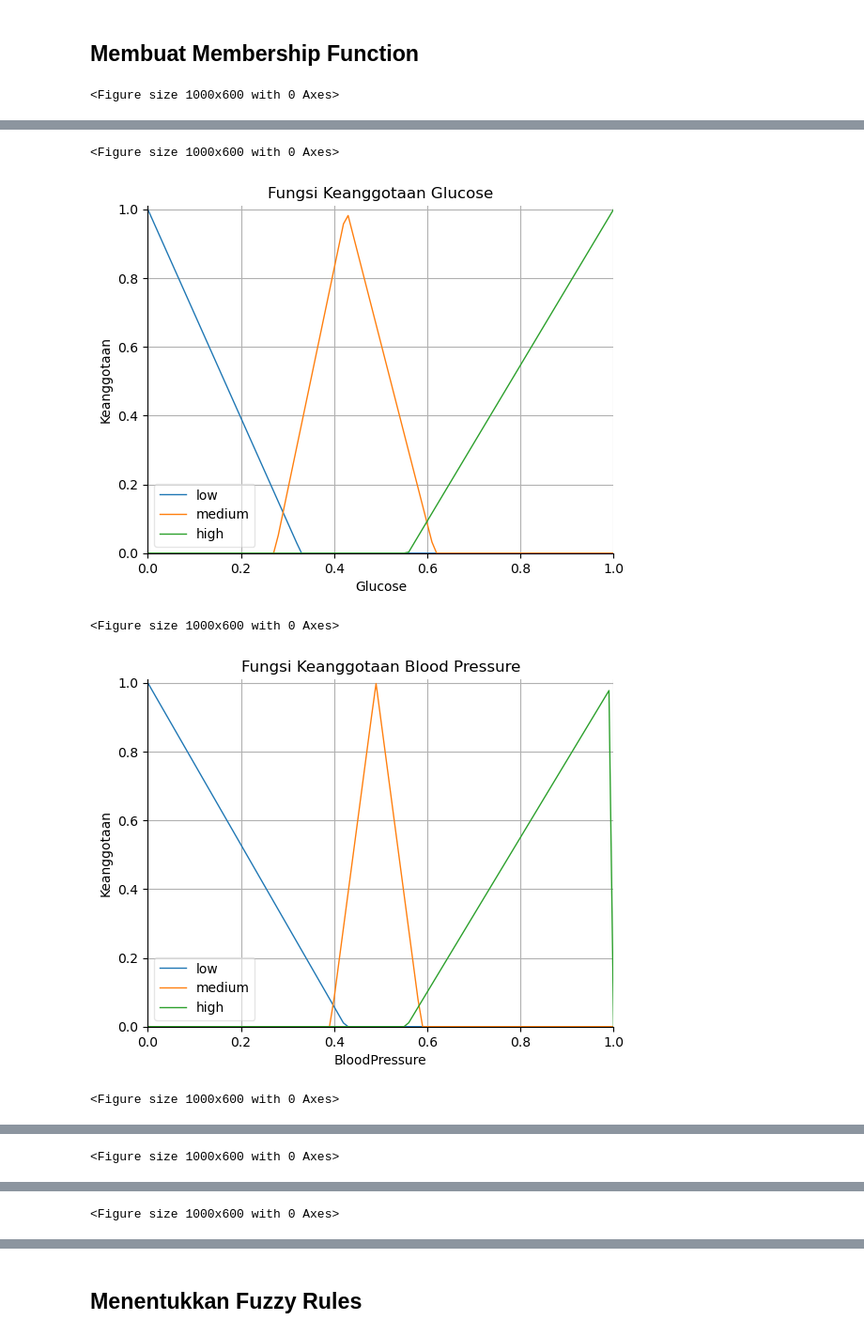
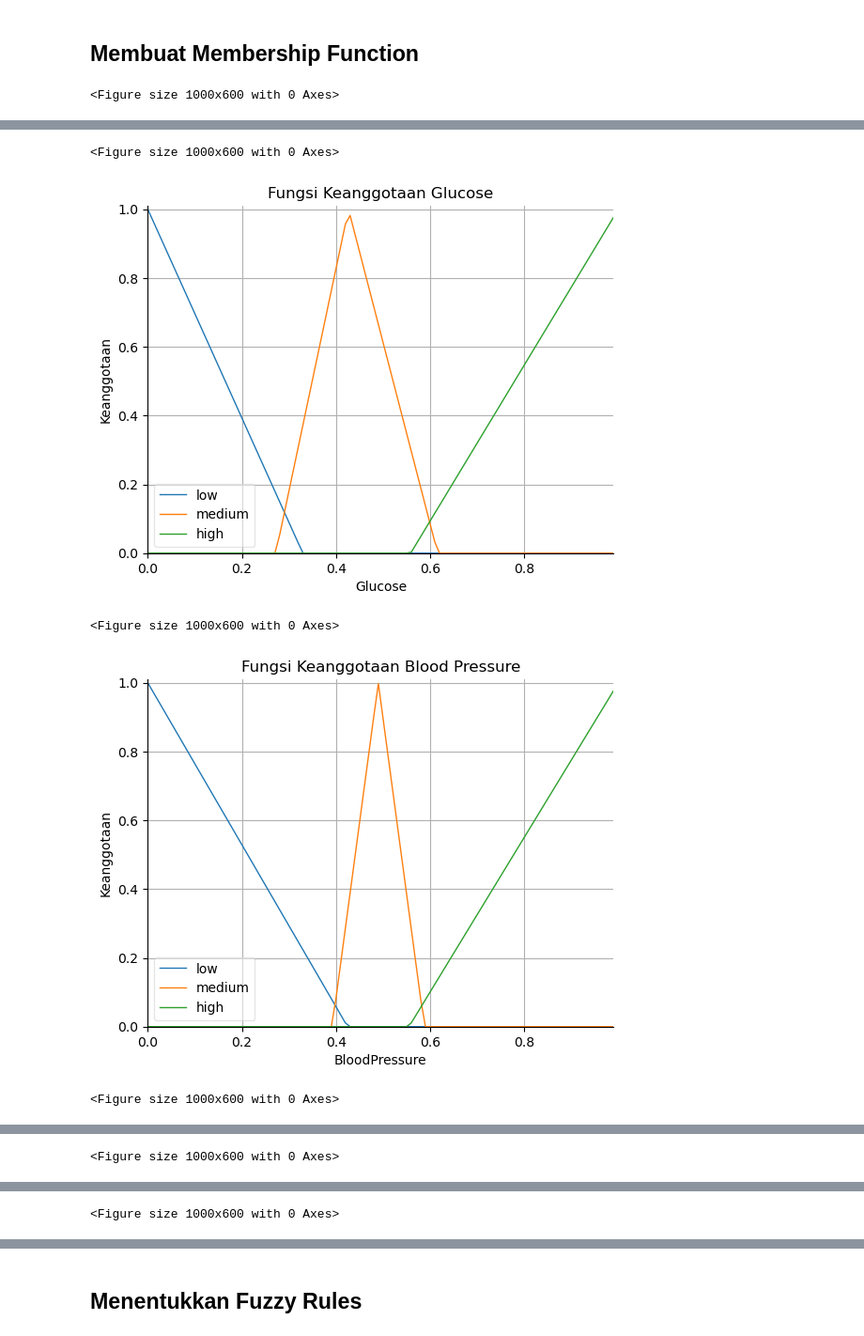
Before and after one commit to fairuztsn/yet-another-tubes-dka, a Jupyter notebook: main.ipynb, the cells around one changed output, grey strips where cells are left out. Shown at 94% size. Saved outputs shown, nothing was run; the diff lists cells and outputs as text; code cells hidden in the pictures.

Commit message:
Test Mencari nilai fuzzy dari dataset

```diff
--- a/main.ipynb
+++ b/main.ipynb
@@ -341,31 +341,31 @@ from skfuzzy import control as ctrl
 
 # DEFINISI VARIABLE INPUT FUZZY
 # Pregnancies
-pregnancies_fuzzy = ctrl.Antecedent(np.arange(0, 1.01, 0.01), 'Pregnancies')
+pregnancies_fuzzy = ctrl.Antecedent(np.arange(0, 1.0, 0.01), 'Pregnancies')
 
 # Glucose
-glucose_fuzzy = ctrl.Antecedent(np.arange(0, 1.01, 0.01), 'Glucose')
+glucose_fuzzy = ctrl.Antecedent(np.arange(0, 1.0, 0.01), 'Glucose')
 
 # Blood Pressure
-blood_pressure_fuzzy = ctrl.Antecedent(np.arange(0, 1.01, 0.01), 'BloodPressure')
+blood_pressure_fuzzy = ctrl.Antecedent(np.arange(0, 1.0, 0.01), 'BloodPressure')
 
 # Skin Thickness
-skin_thickness_fuzzy = ctrl.Antecedent(np.arange(0, 1.01, 0.01), 'SkinThickness')
+skin_thickness_fuzzy = ctrl.Antecedent(np.arange(0, 1.0, 0.01), 'SkinThickness')
 
 # Insulin
-insulin_fuzzy = ctrl.Antecedent(np.arange(0, 1.01, 0.01), 'Insulin')
+insulin_fuzzy = ctrl.Antecedent(np.arange(0, 1.0, 0.01), 'Insulin')
 
 # BMI
-bmi_fuzzy = ctrl.Antecedent(np.arange(0, 1.01, 0.01), 'BMI')
+bmi_fuzzy = ctrl.Antecedent(np.arange(0, 1.0, 0.01), 'BMI')
 
 # Diabetes Pedigree Function (DPF)
-dpf_fuzzy = ctrl.Antecedent(np.arange(0, 1.01, 0.01), 'DiabetesPedigreeFunction')
+dpf_fuzzy = ctrl.Antecedent(np.arange(0, 1.0, 0.01), 'DiabetesPedigreeFunction')
 
 # Age
-age_fuzzy = ctrl.Antecedent(np.arange(0, 1.01, 0.01), 'Age')
+age_fuzzy = ctrl.Antecedent(np.arange(0, 1.0, 0.01), 'Age')
 
 # DEFINSI OUTPUT FUZZY
-diabetes_fuzzy = ctrl.Consequent(np.arange(0, 1.01, 0.01), 'Diabetes')
+diabetes_fuzzy = ctrl.Consequent(np.arange(0, 1.0, 0.01), 'Outcome')
 # %% [markdown]
 ## Membuat Membership Function
 # %%
@@ -439,9 +439,9 @@ age_fuzzy['low'] = fuzz.trimf(age_fuzzy.universe, [age_min, age_min, age_q1 + of
 age_fuzzy['medium'] = fuzz.trimf(age_fuzzy.universe, [age_q1 - offset, age_med, age_q3 + offset])
 age_fuzzy['high'] = fuzz.trimf(age_fuzzy.universe, [age_q3 - offset, age_max, age_max])
 
-# Diabetes (0 = Non-diabetes, 1 = Diabetes)
-diabetes_fuzzy['non_diabetes'] = fuzz.trimf(diabetes_fuzzy.universe, [0, 0, 0.5])
-diabetes_fuzzy['diabetes'] = fuzz.trimf(diabetes_fuzzy.universe, [0.5, 1, 1])
+# Definisi Fungsi Keanggotaan untuk Output
+diabetes_fuzzy['diabetes'] = fuzz.trimf(diabetes_fuzzy.universe, [0, 0, 0.5])
+diabetes_fuzzy['non_diabetes'] = fuzz.trimf(diabetes_fuzzy.universe, [0.5, 1, 1])
 
 # Menampilkan Fungsi Keanggotaan
 def plot_fuzzy_sets(antecedent, title):
@@ -461,6 +461,5 @@ plot_fuzzy_sets(insulin_fuzzy, 'Fungsi Keanggotaan Insulin')
 plot_fuzzy_sets(bmi_fuzzy, 'Fungsi Keanggotaan BMI')
 plot_fuzzy_sets(dpf_fuzzy, 'Fungsi Keanggotaan Diabetes Pedigree Function')
 plot_fuzzy_sets(age_fuzzy, 'Fungsi Keanggotaan Age')
-plot_fuzzy_sets(diabetes_fuzzy, 'Fungsi Keanggotaan Diabetes')
 # %% [output]
 <Figure size 1000x600 with 0 Axes>
@@ -468,5 +467,5 @@ plot_fuzzy_sets(diabetes_fuzzy, 'Fungsi Keanggotaan Diabetes')
 <Figure size 1000x600 with 0 Axes>
-[figure, old version]
+[figure, new version]
 <Figure size 1000x600 with 0 Axes>
-[figure, old version]
+[figure, new version]
 <Figure size 1000x600 with 0 Axes>
```
Also changed, not shown: parts of 2 cells of this notebook.
